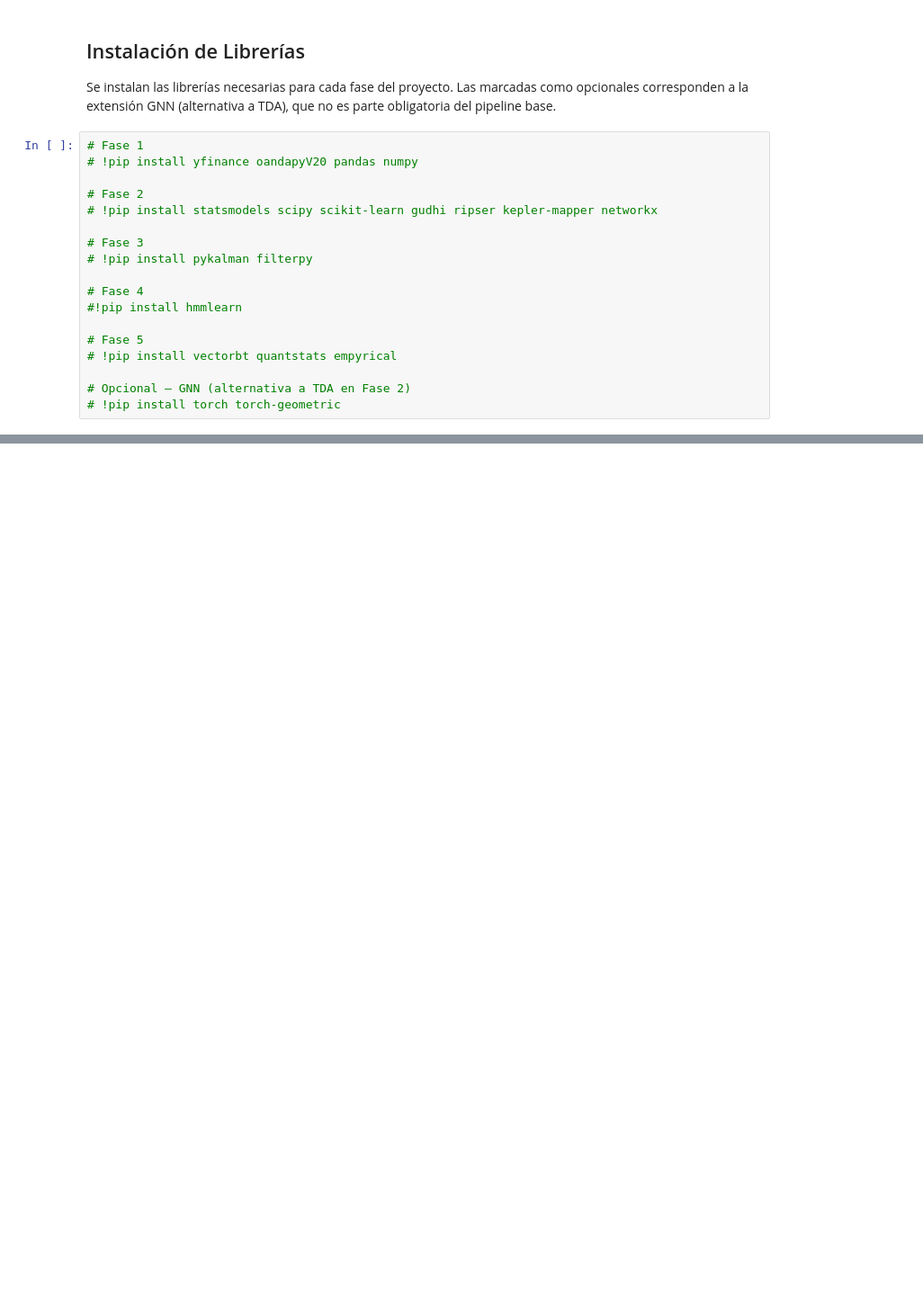
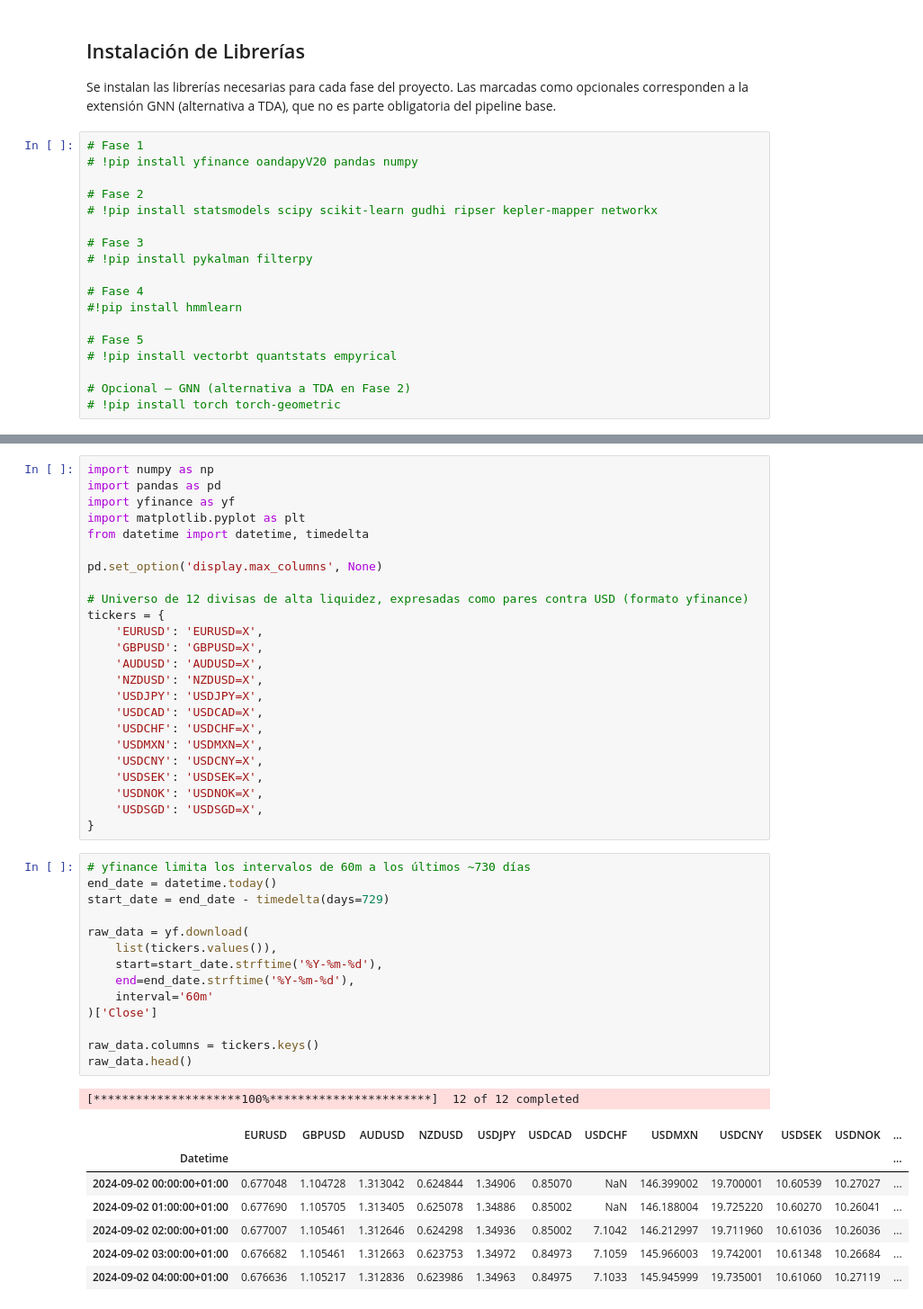
Before and after one commit to SamuOropeza/Investigacion_PCNM, a Jupyter notebook: main.ipynb, the cells around one changed output, grey strips where cells are left out. Shown at 90% size. Saved outputs shown, nothing was run; the diff lists cells and outputs as text; blank space fills up the shorter version.

```diff
--- a/main.ipynb
+++ b/main.ipynb
@@ -36,0 +41,47 @@ Se instalan las librerías necesarias para cada fase del proyecto. Las marcadas
+# %%
+import numpy as np
+import pandas as pd
+import yfinance as yf
+import matplotlib.pyplot as plt
+from datetime import datetime, timedelta
+
+pd.set_option('display.max_columns', None)
+
+# Universo de 12 divisas de alta liquidez, expresadas como pares contra USD (formato yfinance)
+tickers = {
+    'EURUSD': 'EURUSD=X',
+    'GBPUSD': 'GBPUSD=X',
+    'AUDUSD': 'AUDUSD=X',
+    'NZDUSD': 'NZDUSD=X',
+    'USDJPY': 'USDJPY=X',
+    'USDCAD': 'USDCAD=X',
+    'USDCHF': 'USDCHF=X',
+    'USDMXN': 'USDMXN=X',
+    'USDCNY': 'USDCNY=X',
+    'USDSEK': 'USDSEK=X',
+    'USDNOK': 'USDNOK=X',
+    'USDSGD': 'USDSGD=X',
+}
+# %%
+# yfinance limita los intervalos de 60m a los últimos ~730 días
+end_date = datetime.today()
+start_date = end_date - timedelta(days=729)
+
+raw_data = yf.download(
+    list(tickers.values()),
+    start=start_date.strftime('%Y-%m-%d'),
+    end=end_date.strftime('%Y-%m-%d'),
+    interval='60m'
+)['Close']
+
+raw_data.columns = tickers.keys()
+raw_data.head()
+# %% [output]
+[*********************100%***********************]  12 of 12 completed
+|  | EURUSD | GBPUSD | AUDUSD | NZDUSD | USDJPY | USDCAD | USDCHF | USDMXN | USDCNY | USDSEK | USDNOK | ... |
+| Datetime |  |  |  |  |  |  |  |  |  |  |  | ... |
+| 2024-09-02 00:00:00+01:00 | 0.677048 | 1.104728 | 1.313042 | 0.624844 | 1.34906 | 0.85070 | NaN | 146.399002 | 19.700001 | 10.60539 | 10.27027 | ... |
+| 2024-09-02 01:00:00+01:00 | 0.677690 | 1.105705 | 1.313405 | 0.625078 | 1.34886 | 0.85002 | NaN | 146.188004 | 19.725220 | 10.60270 | 10.26041 | ... |
+| 2024-09-02 02:00:00+01:00 | 0.677007 | 1.105461 | 1.312646 | 0.624298 | 1.34936 | 0.85002 | 7.1042 | 146.212997 | 19.711960 | 10.61036 | 10.26036 | ... |
+| 2024-09-02 03:00:00+01:00 | 0.676682 | 1.105461 | 1.312663 | 0.623753 | 1.34972 | 0.84973 | 7.1059 | 145.966003 | 19.742001 | 10.61348 | 10.26684 | ... |
+| 2024-09-02 04:00:00+01:00 | 0.676636 | 1.105217 | 1.312836 | 0.623986 | 1.34963 | 0.84975 | 7.1033 | 145.945999 | 19.735001 | 10.61060 | 10.27119 | ... |
```
Also changed, not shown: parts of 5 cells of this notebook.
